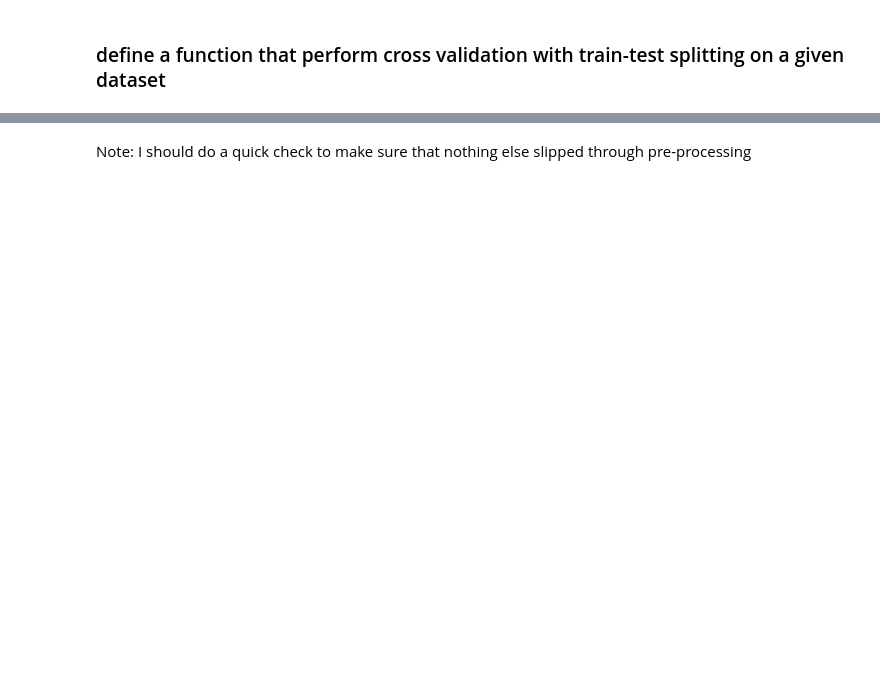
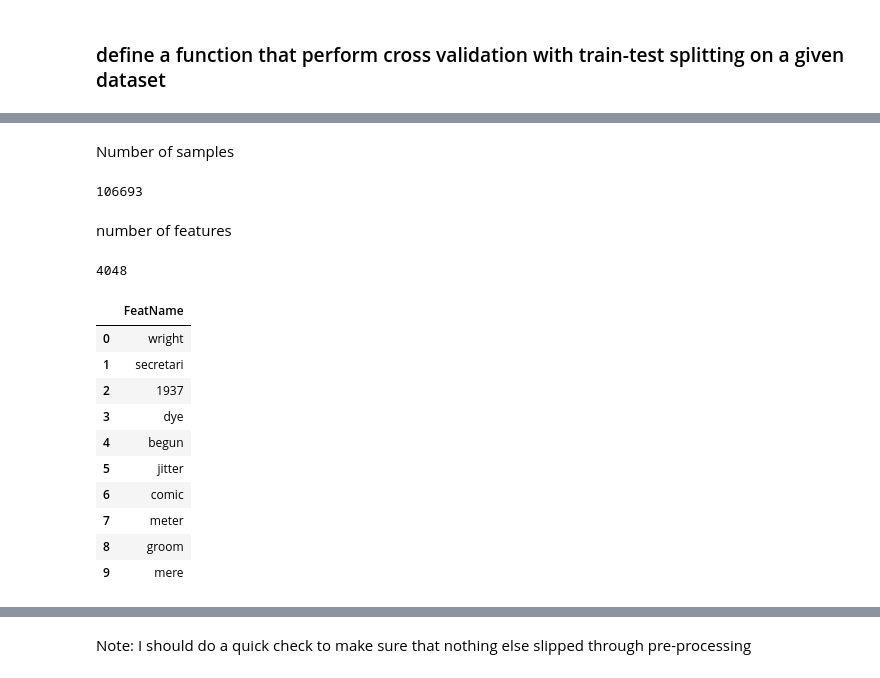
Before and after one commit to MiningMyBusiness/ClaimDetector, a Jupyter notebook: Code/cross_Validate_model.ipynb, the cells around one changed output, grey strips where cells are left out. Drawn from its saved outputs; the diff is of its cells as text; code cells hidden in the pictures; blank space fills up the shorter version.

```diff
--- a/Code/cross_Validate_model.ipynb
+++ b/Code/cross_Validate_model.ipynb
@@ -60,0 +93,26 @@ notClaimFeat = list()
+# %% [markdown]
+Number of samples
+# %%
+len(allFeats)
+# %% [output]
+106693
+# %% [markdown]
+number of features
+# %%
+len(allFeats[0])
+# %% [output]
+4048
+# %%
+allFeatureName.head(10)
+# %% [output]
+|  | FeatName |
+| 0 | wright |
+| 1 | secretari |
+| 2 | 1937 |
+| 3 | dye |
+| 4 | begun |
+| 5 | jitter |
+| 6 | comic |
+| 7 | meter |
+| 8 | groom |
+| 9 | mere |
```
Also changed, not shown: parts of 47 cells of this notebook.
